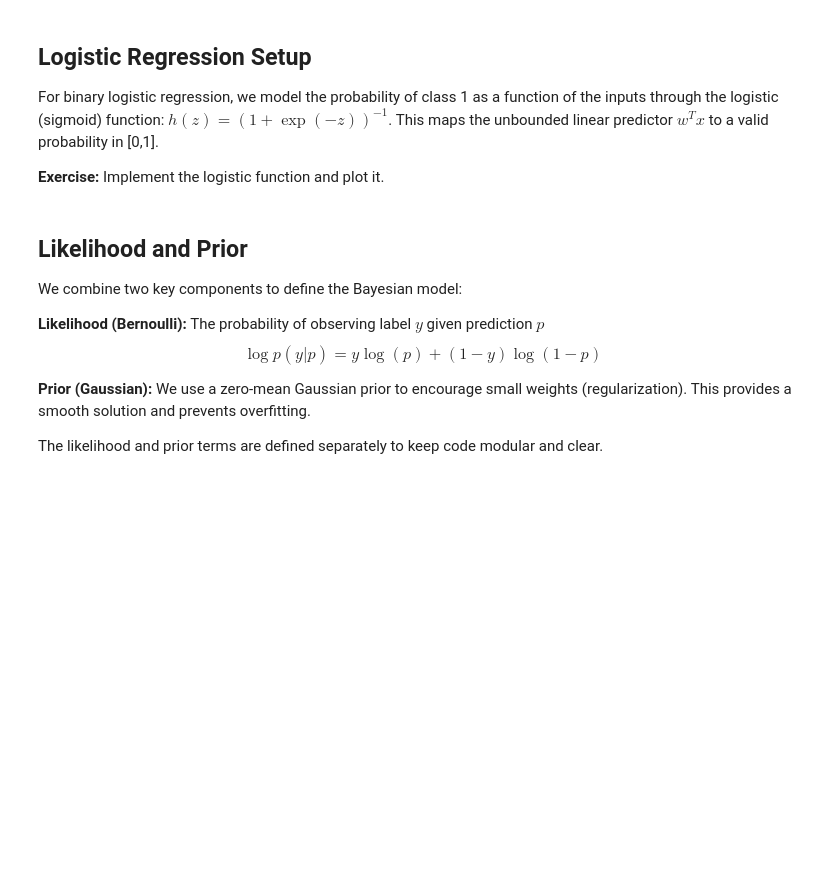
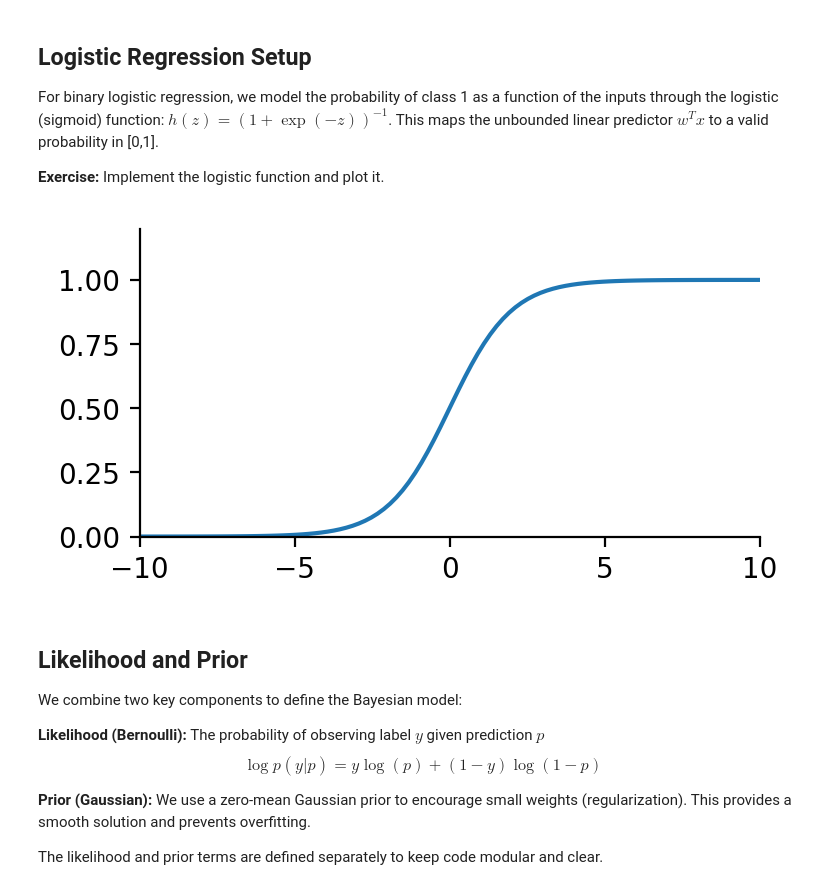
Before and after one commit to mayalorimer/ASI_Labs, a Jupyter notebook: labs/02_Classification_with_MCMC.ipynb, the cells around one changed output. Saved outputs shown, nothing was run; the diff lists cells and outputs as text; code cells hidden in the pictures; blank space fills up the shorter version.

```diff
--- a/labs/02_Classification_with_MCMC.ipynb
+++ b/labs/02_Classification_with_MCMC.ipynb
@@ -113,25 +113,27 @@ Implement the logistic function and plot it.
 # %%
 def logistic(z):
     """Compute the logistic (sigmoid) function.
 
     The logistic function maps any real-valued input to a probability in [0, 1].
 
     Args:
         z: Input (can be scalar, array, or batch)
 
     Returns:
         Probability value(s) in [0, 1] range
     """
     # @@ COMPLETE @@
-    # out =
+    out = 1.0 / (1.0 + jnp.exp(-z))
     return out
 
 
 z = np.linspace(-10, 10, 100)
 fig, ax = plt.subplots(figsize=[4, 2])
 ax.plot(z, logistic(z))
 ax.set_ylim(0, 1.2)
 plt.show()
+# %% [output]
+[figure, added]
 # %% [markdown]
 ## Likelihood and Prior
 
```
Also changed, not shown: parts of 1 cell of this notebook.
